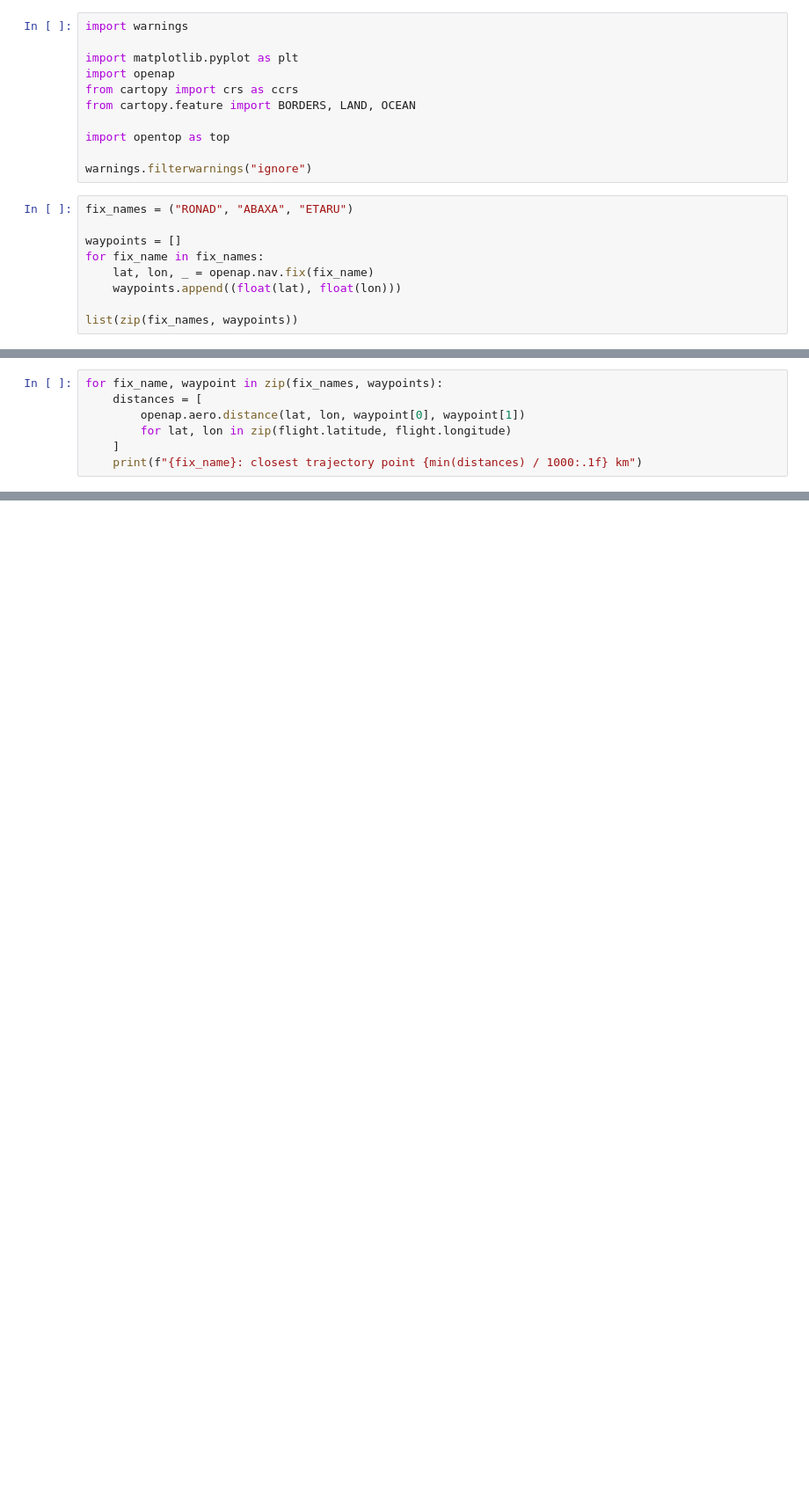
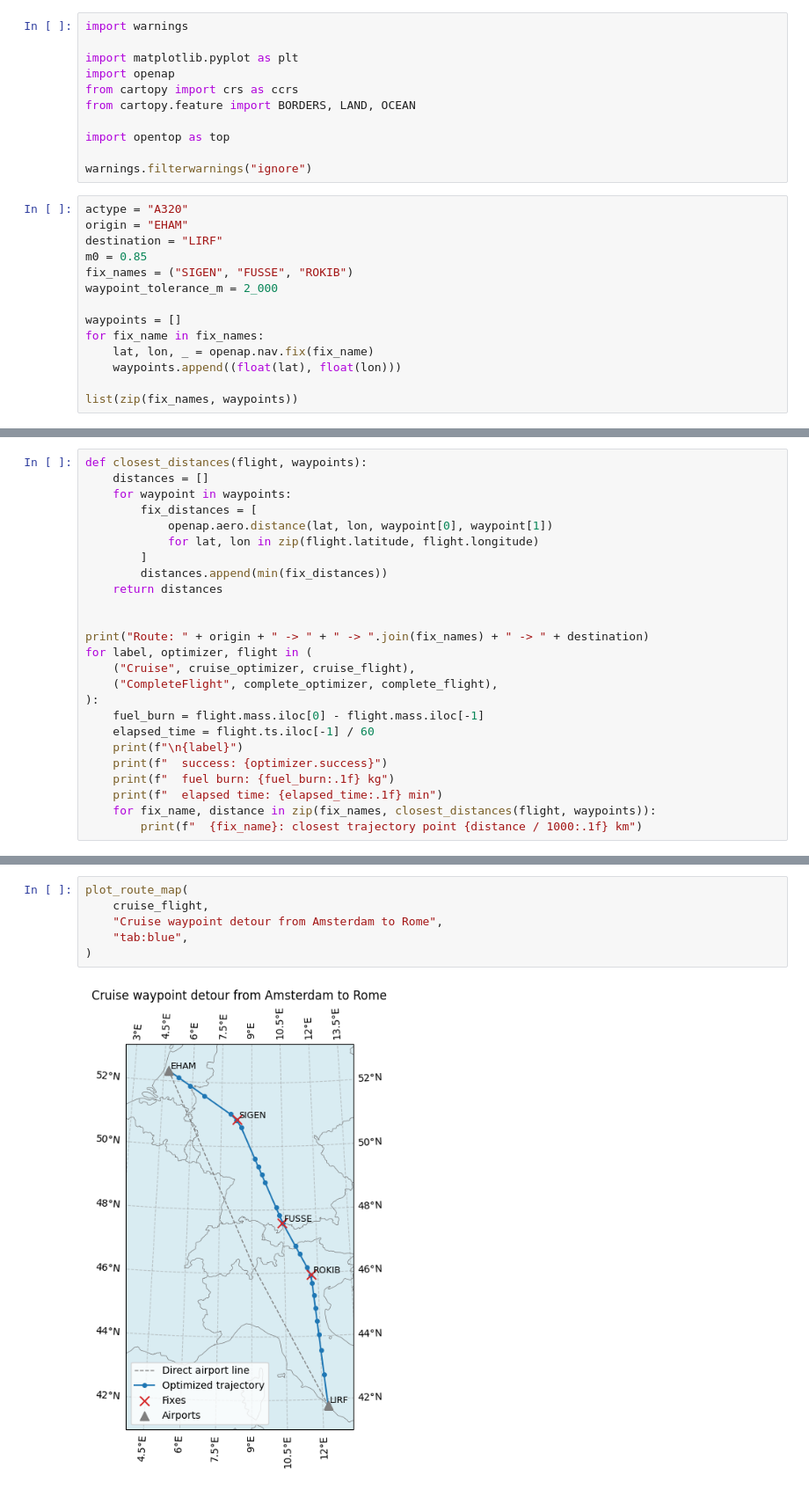
Before and after one commit to junzis/opentop, a Jupyter notebook: examples/waypoints.ipynb, the cells around one changed output, grey strips where cells are left out. Shown at 88% size. Cells and saved outputs as stored; diff of their text form; blank space fills up the shorter version.

Commit message:
feat: improve waypoint example and complete flight node allocation

```diff
--- a/examples/waypoints.ipynb
+++ b/examples/waypoints.ipynb
@@ -14,7 +14,12 @@ import opentop as top
 
 warnings.filterwarnings("ignore")
 # %%
-fix_names = ("RONAD", "ABAXA", "ETARU")
+actype = "A320"
+origin = "EHAM"
+destination = "LIRF"
+m0 = 0.85
+fix_names = ("SIGEN", "FUSSE", "ROKIB")
+waypoint_tolerance_m = 2_000
 
 waypoints = []
 for fix_name in fix_names:
@@ -48,8 +50,26 @@ Elapsed time: 26.2 min
 # %%
-for fix_name, waypoint in zip(fix_names, waypoints):
-    distances = [
-        openap.aero.distance(lat, lon, waypoint[0], waypoint[1])
-        for lat, lon in zip(flight.latitude, flight.longitude)
-    ]
-    print(f"{fix_name}: closest trajectory point {min(distances) / 1000:.1f} km")
+def closest_distances(flight, waypoints):
+    distances = []
+    for waypoint in waypoints:
+        fix_distances = [
+            openap.aero.distance(lat, lon, waypoint[0], waypoint[1])
+            for lat, lon in zip(flight.latitude, flight.longitude)
+        ]
+        distances.append(min(fix_distances))
+    return distances
+
+
+print("Route: " + origin + " -> " + " -> ".join(fix_names) + " -> " + destination)
+for label, optimizer, flight in (
+    ("Cruise", cruise_optimizer, cruise_flight),
+    ("CompleteFlight", complete_optimizer, complete_flight),
+):
+    fuel_burn = flight.mass.iloc[0] - flight.mass.iloc[-1]
+    elapsed_time = flight.ts.iloc[-1] / 60
+    print(f"\n{label}")
+    print(f"  success: {optimizer.success}")
+    print(f"  fuel burn: {fuel_burn:.1f} kg")
+    print(f"  elapsed time: {elapsed_time:.1f} min")
+    for fix_name, distance in zip(fix_names, closest_distances(flight, waypoints)):
+        print(f"  {fix_name}: closest trajectory point {distance / 1000:.1f} km")
 # %% [output]
@@ -108,0 +196,8 @@ plt.show()
+# %%
+plot_route_map(
+    cruise_flight,
+    "Cruise waypoint detour from Amsterdam to Rome",
+    "tab:blue",
+)
+# %% [output]
+[figure, added]
```
Also changed, not shown: parts of 7 cells of this notebook, 8 other files.
